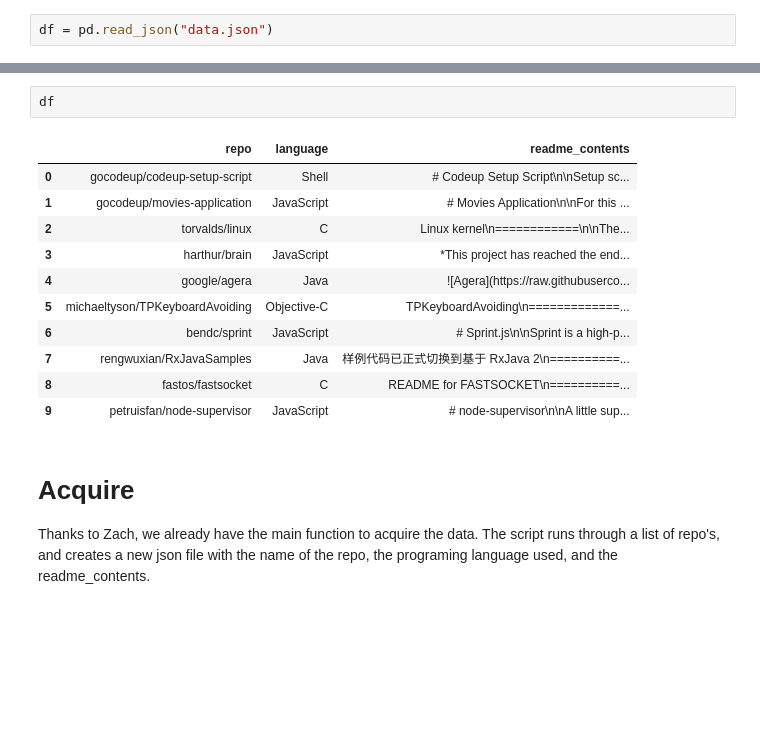
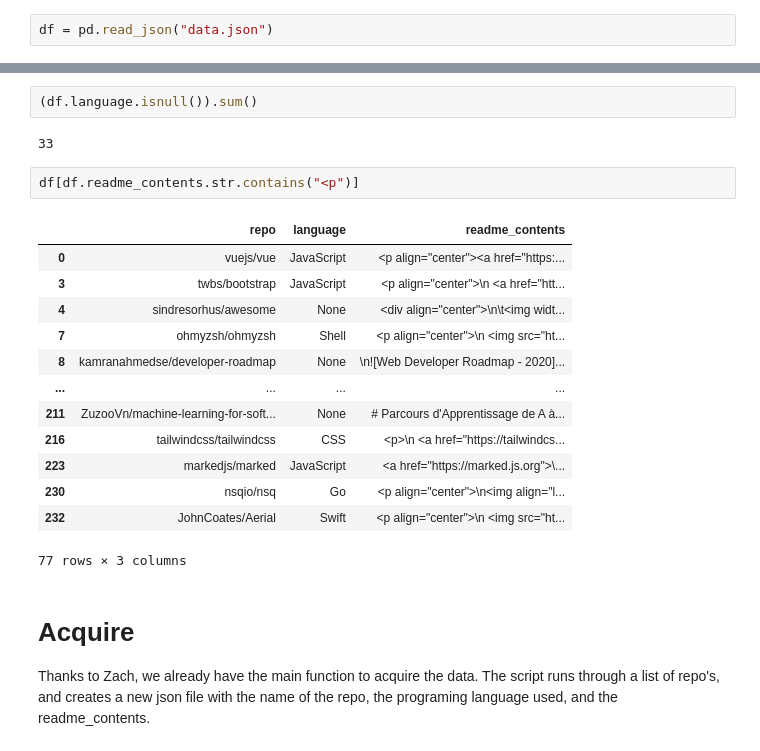
Before and after one commit to nlp-github-project/nlp-github-project, a Jupyter notebook: daniel_notes.ipynb, the cells around one changed output, grey strips where cells are left out. Drawn from its saved outputs; the diff is of its cells as text; blank space fills up the shorter version.

```diff
--- a/daniel_notes.ipynb
+++ b/daniel_notes.ipynb
@@ -23,18 +45,24 @@ Objective-C    1
 Name: language, dtype: int64
-# %%
-df
-# %% [output]
-|  | repo | language | readme_contents |
-| 0 | gocodeup/codeup-setup-script | Shell | # Codeup Setup Script\n\nSetup sc... |
-| 1 | gocodeup/movies-application | JavaScript | # Movies Application\n\nFor this ... |
-| 2 | torvalds/linux | C | Linux kernel\n============\n\nThe... |
-| 3 | harthur/brain | JavaScript | *This project has reached the end... |
-| 4 | google/agera | Java | ![Agera](https://raw.githubuserco... |
-| 5 | michaeltyson/TPKeyboardAvoiding | Objective-C | TPKeyboardAvoiding\n=============... |
-| 6 | bendc/sprint | JavaScript | # Sprint.js\n\nSprint is a high-p... |
-| 7 | rengwuxian/RxJavaSamples | Java | 样例代码已正式切换到基于 RxJava 2\n==========... |
-| 8 | fastos/fastsocket | C | README for FASTSOCKET\n==========... |
-| 9 | petruisfan/node-supervisor | JavaScript | # node-supervisor\n\nA little sup... |
+# %%
+(df.language.isnull()).sum()
+# %% [output]
+33
+# %%
+df[df.readme_contents.str.contains("<p")]
+# %% [output]
+|  | repo | language | readme_contents |
+| 0 | vuejs/vue | JavaScript | <p align="center"><a href="https:... |
+| 3 | twbs/bootstrap | JavaScript | <p align="center">\n <a href="htt... |
+| 4 | sindresorhus/awesome | None | <div align="center">\n\t<img widt... |
+| 7 | ohmyzsh/ohmyzsh | Shell | <p align="center">\n <img src="ht... |
+| 8 | kamranahmedse/developer-roadmap | None | \n![Web Developer Roadmap - 2020]... |
+| ... | ... | ... | ... |
+| 211 | ZuzooVn/machine-learning-for-soft... | None | # Parcours d'Apprentissage de A à... |
+| 216 | tailwindcss/tailwindcss | CSS | <p>\n <a href="https://tailwindcs... |
+| 223 | markedjs/marked | JavaScript | <a href="https://marked.js.org">\... |
+| 230 | nsqio/nsq | Go | <p align="center">\n<img align="l... |
+| 232 | JohnCoates/Aerial | Swift | <p align="center">\n <img src="ht... |
+77 rows × 3 columns
 # %% [markdown]
 # Acquire
 
```
Also changed, not shown: parts of 28 cells of this notebook.
